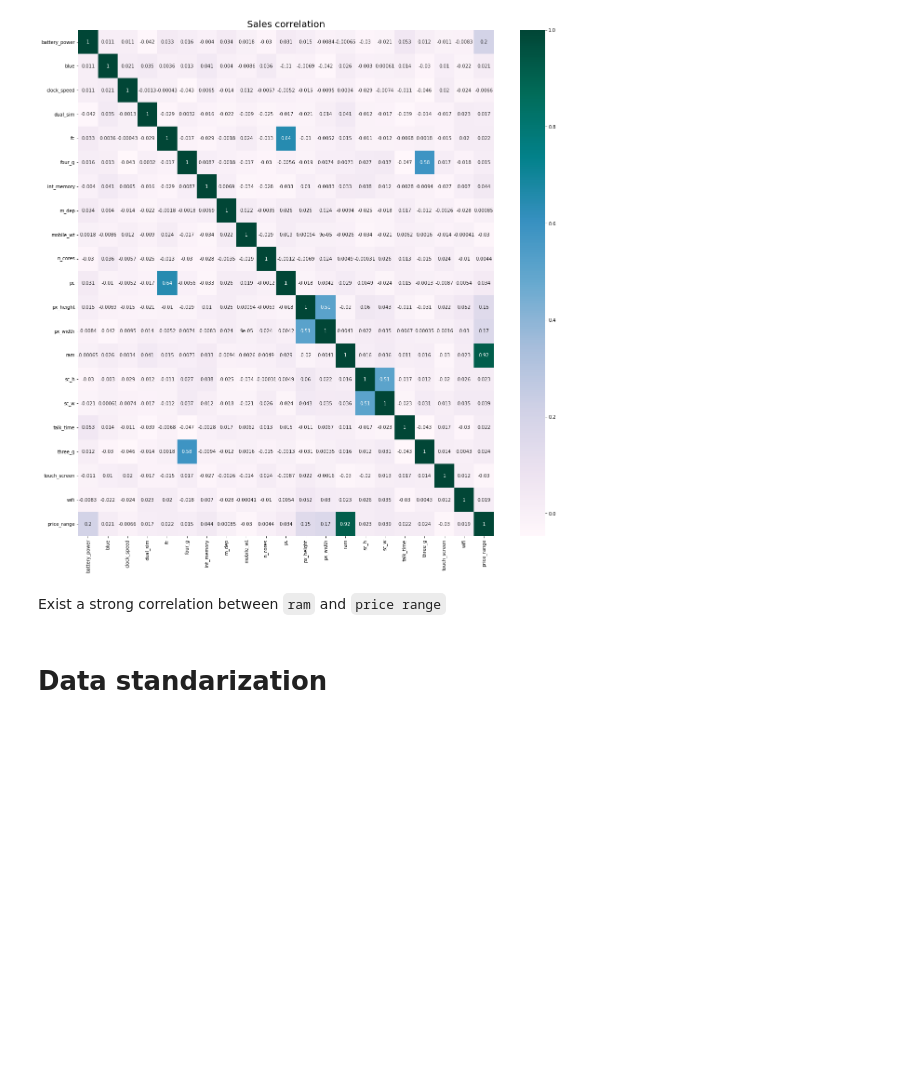
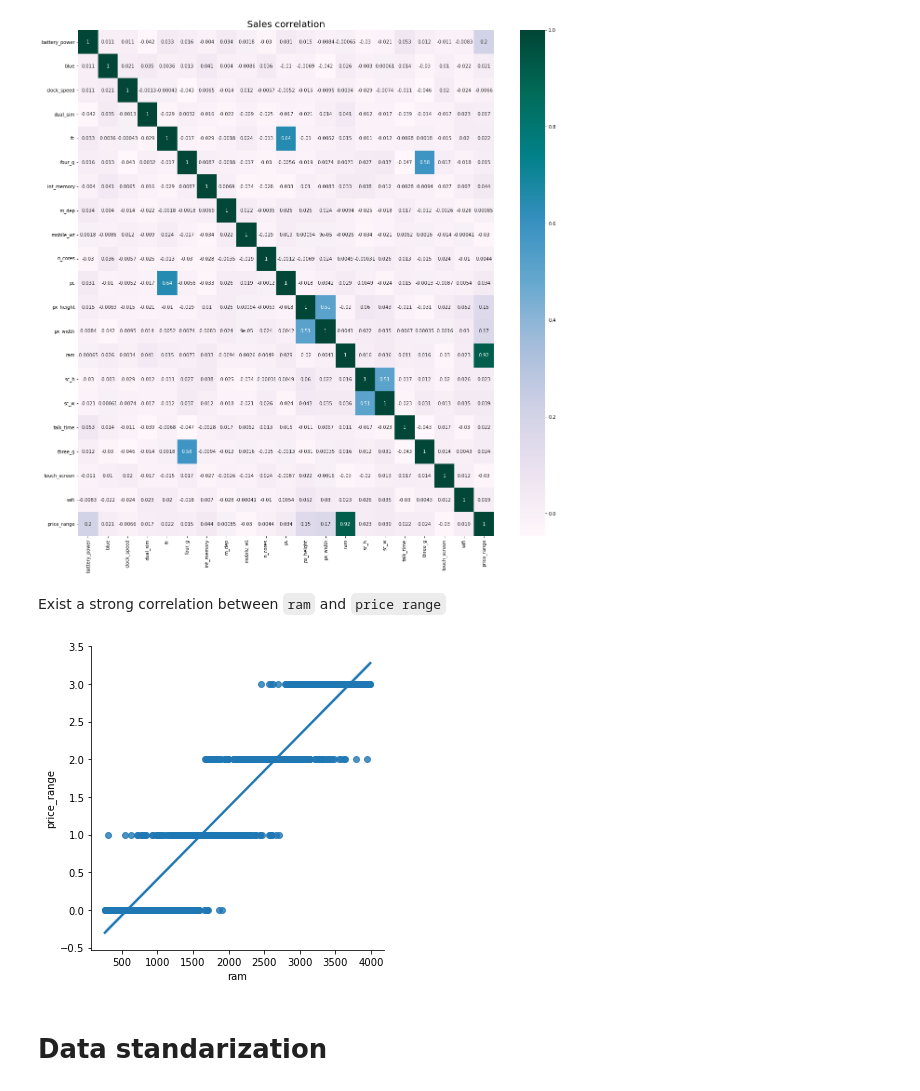
Before and after one commit to alejomaar/machine-learning, a Jupyter notebook: regression/phone_price/prediction.ipynb, the cells around one changed output. Cells and saved outputs as stored; diff of their text form; code cells hidden in the pictures; blank space fills up the shorter version.

```diff
--- a/regression/phone_price/prediction.ipynb
+++ b/regression/phone_price/prediction.ipynb
@@ -101,6 +101,11 @@ Text(0.5, 1.0, 'Sales correlation')
 [figure]
 # %% [markdown]
 Exist a strong correlation between `ram` and `price range`
+# %%
+sns.lmplot(x ='ram', y ='price_range', data = test)
+plt.show()
+# %% [output]
+[figure, added]
 # %% [markdown]
 # Data standarization
 # %% [markdown]
```
Also changed, not shown: parts of 13 cells of this notebook.
